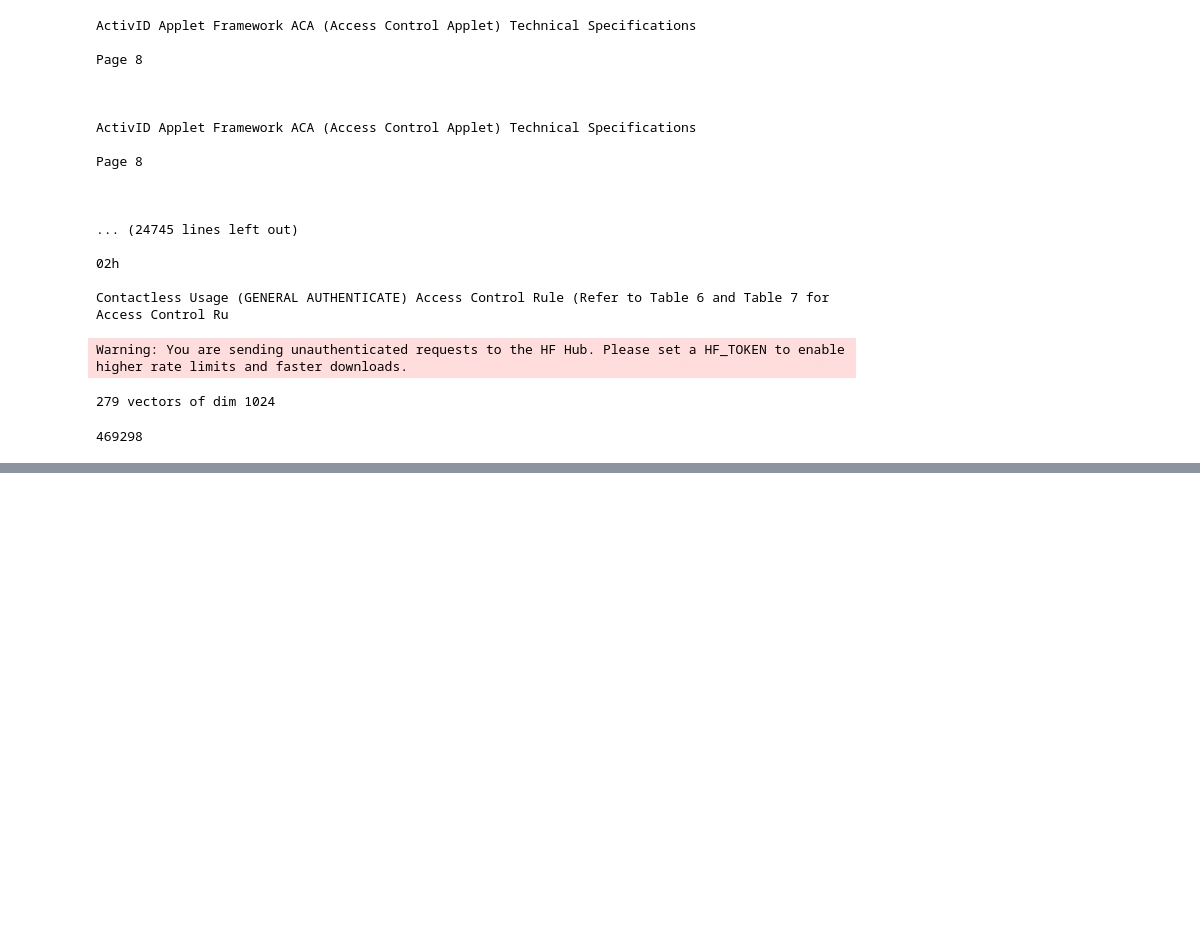
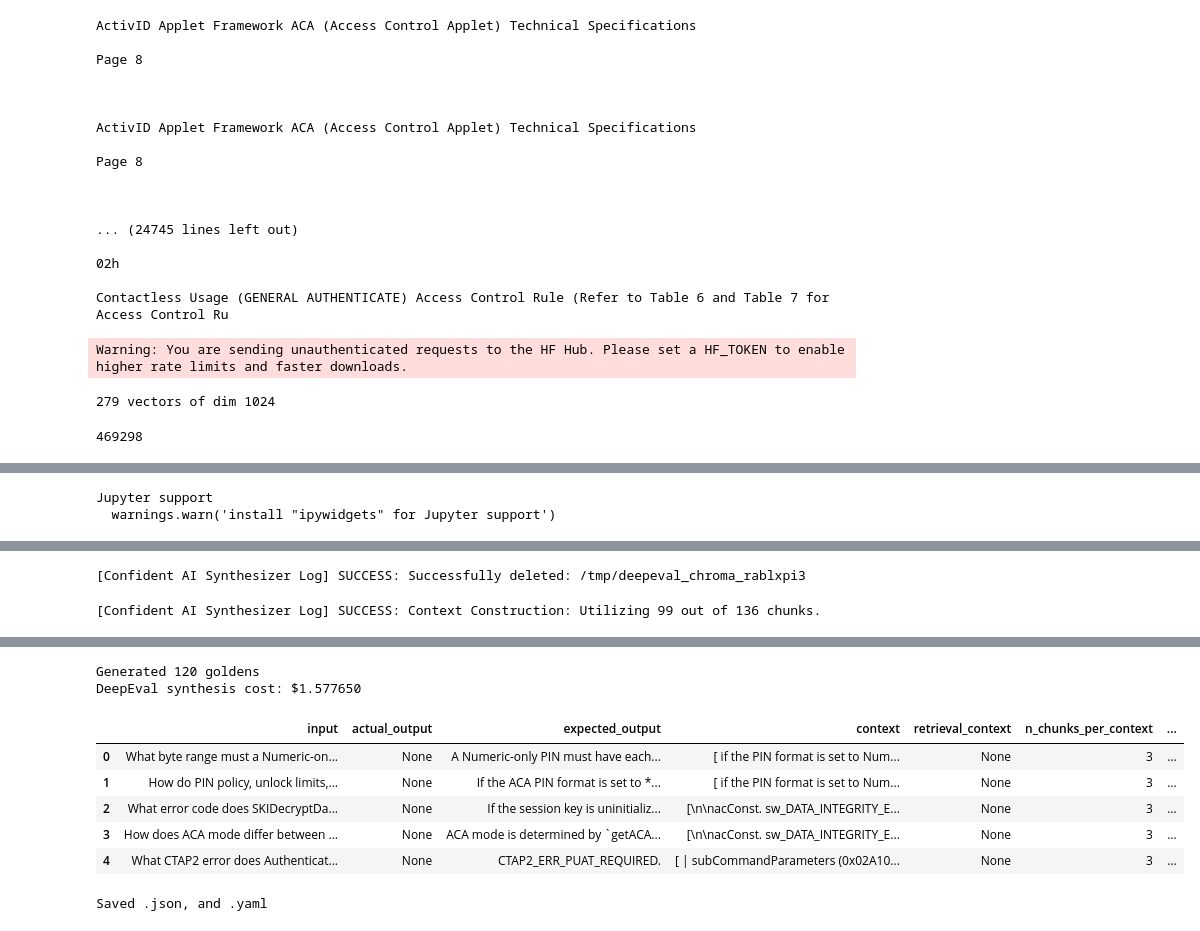
Before and after one commit to ahaitota/rag, a Jupyter notebook: pipeline_test.ipynb, the cells around one changed output, grey strips where cells are left out. Saved outputs shown, nothing was run; the diff lists cells and outputs as text; code cells hidden in the pictures; blank space fills up the shorter version.

```diff
--- a/pipeline_test.ipynb
+++ b/pipeline_test.ipynb
@@ -195,0 +135,8 @@ Generated 40 goldens
+# %%
+from generate_dataset import generate_dataset
+
+df = generate_dataset(max_contexts_per_document=15, max_goldens_per_context=2)
+df.head()
+# %% [output]
+Jupyter support
+  warnings.warn('install "ipywidgets" for Jupyter support')
@@ -195,0 +144,2 @@ Generated 40 goldens
+[Confident AI Synthesizer Log] SUCCESS: Successfully deleted: /tmp/deepeval_chroma_rablxpi3
+[Confident AI Synthesizer Log] SUCCESS: Context Construction: Utilizing 99 out of 136 chunks.
@@ -195,0 +147,18 @@ Generated 40 goldens
+Generated 120 goldens
+DeepEval synthesis cost: $1.577650
+|  | input | actual_output | expected_output | context | retrieval_context | n_chunks_per_context | ... |
+| 0 | What byte range must a Numeric-on... | None | A Numeric-only PIN must have each... | [ if the PIN format is set to Num... | None | 3 | ... |
+| 1 | How do PIN policy, unlock limits,... | None | If the ACA PIN format is set to *... | [ if the PIN format is set to Num... | None | 3 | ... |
+| 2 | What error code does SKIDecryptDa... | None | If the session key is uninitializ... | [\n\nacConst. sw_DATA_INTEGRITY_E... | None | 3 | ... |
+| 3 | How does ACA mode differ between ... | None | ACA mode is determined by `getACA... | [\n\nacConst. sw_DATA_INTEGRITY_E... | None | 3 | ... |
+| 4 | What CTAP2 error does Authenticat... | None | CTAP2_ERR_PUAT_REQUIRED. | [ | subCommandParameters (0x02A10... | None | 3 | ... |
+# %%
+import yaml
+
+df.to_json("datasets/applets_goldens.json", orient="records", indent=2)
+with open("datasets/applets_goldens.yaml", "w") as f:
+    yaml.dump(df.to_dict(orient="records"), f, default_flow_style=False)
+
+print("Saved .json, and .yaml")
+# %% [output]
+Saved .json, and .yaml
```
Also changed, not shown: parts of 8 cells of this notebook, 4 other files.
